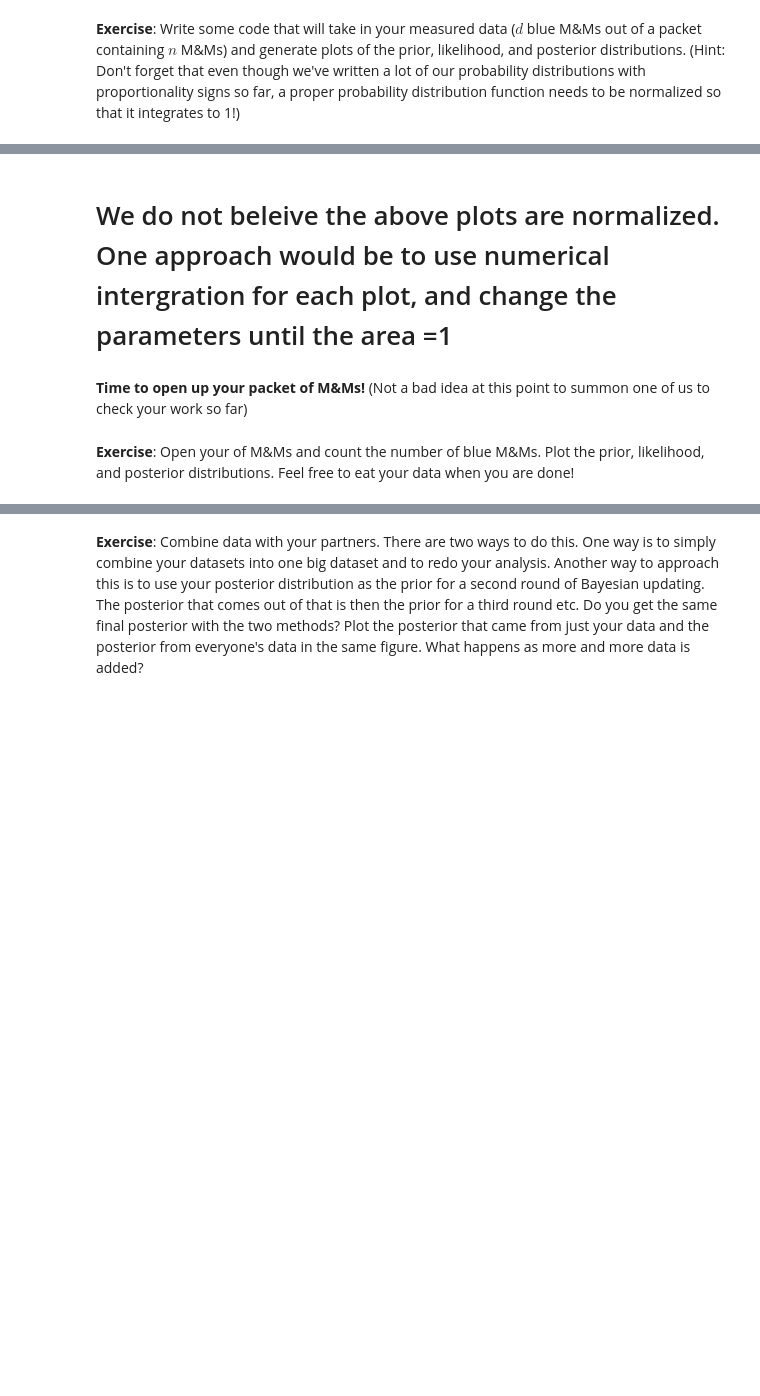
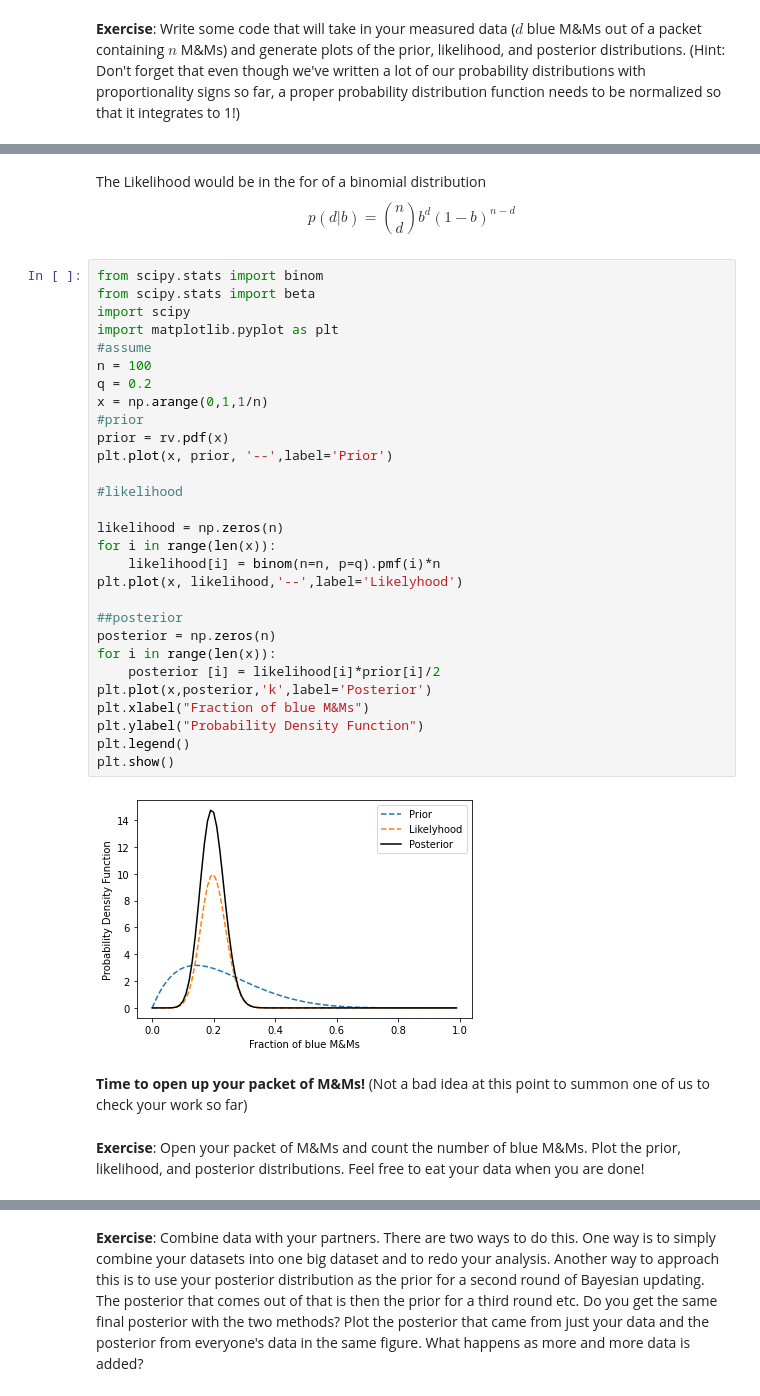
Before and after one commit to SaadNaeem96/Astrophysics_DataScience, a Jupyter notebook: CodingLab05/CodingLab05_Bayes.ipynb, the cells around one changed output, grey strips where cells are left out. Cells and saved outputs as stored; diff of their text form; blank space fills up the shorter version.

```diff
--- a/CodingLab05/CodingLab05_Bayes.ipynb
+++ b/CodingLab05/CodingLab05_Bayes.ipynb
@@ -159,6 +91,40 @@ Text(0, 0.5, 'Probability Density Function')
-# %% [markdown]
-# We do not beleive the above plots are normalized. One approach would be to use numerical intergration for each plot, and change the parameters until the area =1
+# %% [markdown]
+The Likelihood would be in the for of a binomial distribution
+\begin{equation}
+    𝑝(𝑑|𝑏) = {n\choose d} b^{d}(1-b)^{n-d}
+\end{equation}
+# %%
+from scipy.stats import binom
+from scipy.stats import beta
+import scipy
+import matplotlib.pyplot as plt
+#assume
+n = 100
+q = 0.2
+x = np.arange(0,1,1/n)
+#prior
+prior = rv.pdf(x)
+plt.plot(x, prior, '--',label='Prior')
+
+#likelihood
+
+likelihood = np.zeros(n)
+for i in range(len(x)):
+    likelihood[i] = binom(n=n, p=q).pmf(i)*n
+plt.plot(x, likelihood,'--',label='Likelyhood')
+
+##posterior
+posterior = np.zeros(n)
+for i in range(len(x)):
+    posterior [i] = likelihood[i]*prior[i]/2
+plt.plot(x,posterior,'k',label='Posterior')
+plt.xlabel("Fraction of blue M&Ms")
+plt.ylabel("Probability Density Function")
+plt.legend()
+plt.show()
+# %% [output]
+[figure, added]
 # %% [markdown]
 __Time to open up your packet of M&Ms!__ (Not a bad idea at this point to summon one of us to check your work so far)
 # %% [markdown]
-__Exercise__: Open your of M&Ms and count the number of blue M&Ms. Plot the prior, likelihood, and posterior distributions. Feel free to eat your data when you are done!
+__Exercise__: Open your packet of M&Ms and count the number of blue M&Ms. Plot the prior, likelihood, and posterior distributions. Feel free to eat your data when you are done!
```
Also changed, not shown: parts of 24 cells of this notebook, 5 other files.
